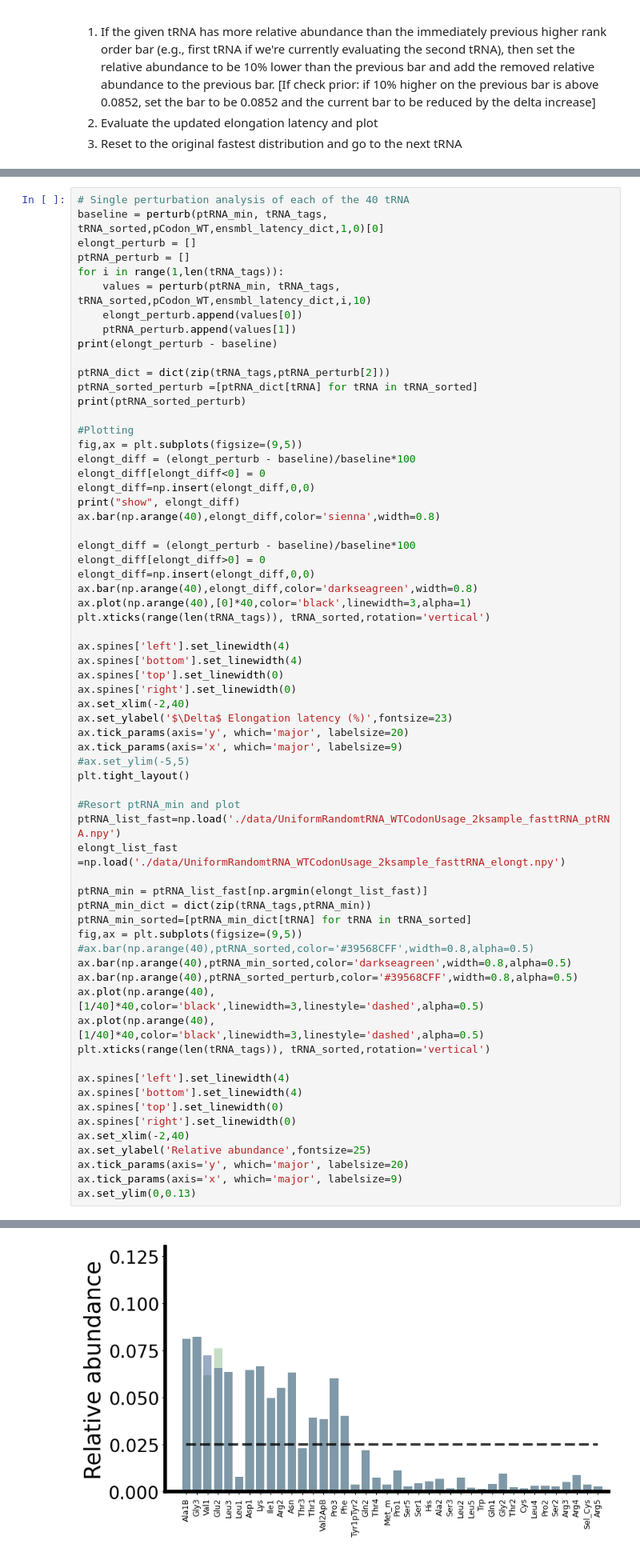
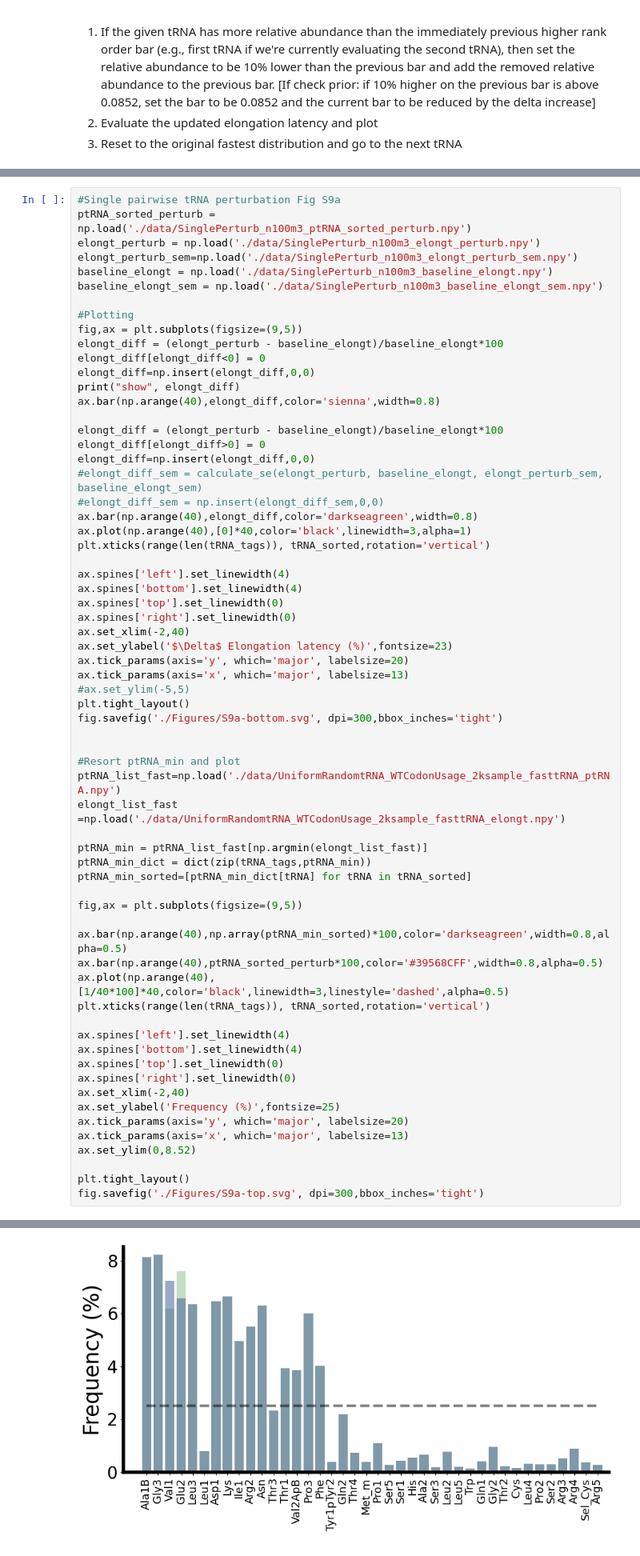
Before and after one commit to EndyLab/tRNACAD, a Jupyter notebook: tRNACodonGAOptimization.ipynb, the cells around one changed output, grey strips where cells are left out. Shown at 80% size. Saved outputs shown, nothing was run; the diff lists cells and outputs as text.

```diff
--- a/tRNACodonGAOptimization.ipynb
+++ b/tRNACodonGAOptimization.ipynb
@@ -498,29 +666,24 @@ def monotonicity(ptRNA):
 # %%
-# Single perturbation analysis of each of the 40 tRNA
-baseline = perturb(ptRNA_min, tRNA_tags, tRNA_sorted,pCodon_WT,ensmbl_latency_dict,1,0)[0]
-elongt_perturb = []
-ptRNA_perturb = []
-for i in range(1,len(tRNA_tags)):
-    values = perturb(ptRNA_min, tRNA_tags, tRNA_sorted,pCodon_WT,ensmbl_latency_dict,i,10)
-    elongt_perturb.append(values[0])
-    ptRNA_perturb.append(values[1])
-print(elongt_perturb - baseline)
-
-ptRNA_dict = dict(zip(tRNA_tags,ptRNA_perturb[2]))
-ptRNA_sorted_perturb =[ptRNA_dict[tRNA] for tRNA in tRNA_sorted]
-print(ptRNA_sorted_perturb)
+#Single pairwise tRNA perturbation Fig S9a
+ptRNA_sorted_perturb = np.load('./data/SinglePerturb_n100m3_ptRNA_sorted_perturb.npy')
+elongt_perturb = np.load('./data/SinglePerturb_n100m3_elongt_perturb.npy')
+elongt_perturb_sem=np.load('./data/SinglePerturb_n100m3_elongt_perturb_sem.npy')
+baseline_elongt = np.load('./data/SinglePerturb_n100m3_baseline_elongt.npy')
+baseline_elongt_sem = np.load('./data/SinglePerturb_n100m3_baseline_elongt_sem.npy')
 
 #Plotting
 fig,ax = plt.subplots(figsize=(9,5))
-elongt_diff = (elongt_perturb - baseline)/baseline*100
+elongt_diff = (elongt_perturb - baseline_elongt)/baseline_elongt*100
 elongt_diff[elongt_diff<0] = 0
 elongt_diff=np.insert(elongt_diff,0,0)
 print("show", elongt_diff)
 ax.bar(np.arange(40),elongt_diff,color='sienna',width=0.8)
 
-elongt_diff = (elongt_perturb - baseline)/baseline*100
+elongt_diff = (elongt_perturb - baseline_elongt)/baseline_elongt*100
 elongt_diff[elongt_diff>0] = 0
 elongt_diff=np.insert(elongt_diff,0,0)
+#elongt_diff_sem = calculate_se(elongt_perturb, baseline_elongt, elongt_perturb_sem, baseline_elongt_sem)
+#elongt_diff_sem = np.insert(elongt_diff_sem,0,0)
 ax.bar(np.arange(40),elongt_diff,color='darkseagreen',width=0.8)
 ax.plot(np.arange(40),[0]*40,color='black',linewidth=3,alpha=1)
 plt.xticks(range(len(tRNA_tags)), tRNA_sorted,rotation='vertical')
@@ -532,9 +695,11 @@ ax.spines['right'].set_linewidth(0)
 ax.set_xlim(-2,40)
 ax.set_ylabel('$\Delta$ Elongation latency (%)',fontsize=23)
 ax.tick_params(axis='y', which='major', labelsize=20)
-ax.tick_params(axis='x', which='major', labelsize=9)
+ax.tick_params(axis='x', which='major', labelsize=13)
 #ax.set_ylim(-5,5)
 plt.tight_layout()
+fig.savefig('./Figures/S9a-bottom.svg', dpi=300,bbox_inches='tight')
+
 
 #Resort ptRNA_min and plot
 ptRNA_list_fast=np.load('./data/UniformRandomtRNA_WTCodonUsage_2ksample_fasttRNA_ptRNA.npy')
@@ -543,12 +708,12 @@ elongt_list_fast =np.load('./data/UniformRandomtRNA_WTCodonUsage_2ksample_fasttR
 ptRNA_min = ptRNA_list_fast[np.argmin(elongt_list_fast)]
 ptRNA_min_dict = dict(zip(tRNA_tags,ptRNA_min))
 ptRNA_min_sorted=[ptRNA_min_dict[tRNA] for tRNA in tRNA_sorted]
+
 fig,ax = plt.subplots(figsize=(9,5))
-#ax.bar(np.arange(40),ptRNA_sorted,color='#39568CFF',width=0.8,alpha=0.5)
-ax.bar(np.arange(40),ptRNA_min_sorted,color='darkseagreen',width=0.8,alpha=0.5)
-ax.bar(np.arange(40),ptRNA_sorted_perturb,color='#39568CFF',width=0.8,alpha=0.5)
-ax.plot(np.arange(40),[1/40]*40,color='black',linewidth=3,linestyle='dashed',alpha=0.5)
-ax.plot(np.arange(40),[1/40]*40,color='black',linewidth=3,linestyle='dashed',alpha=0.5)
+
+ax.bar(np.arange(40),np.array(ptRNA_min_sorted)*100,color='darkseagreen',width=0.8,alpha=0.5)
+ax.bar(np.arange(40),ptRNA_sorted_perturb*100,color='#39568CFF',width=0.8,alpha=0.5)
+ax.plot(np.arange(40),[1/40*100]*40,color='black',linewidth=3,linestyle='dashed',alpha=0.5)
 plt.xticks(range(len(tRNA_tags)), tRNA_sorted,rotation='vertical')
 
 ax.spines['left'].set_linewidth(4)
@@ -556,8 +721,11 @@ ax.spines['bottom'].set_linewidth(4)
 ax.spines['top'].set_linewidth(0)
 ax.spines['right'].set_linewidth(0)
 ax.set_xlim(-2,40)
-ax.set_ylabel('Relative abundance',fontsize=25)
+ax.set_ylabel('Frequency (%)',fontsize=25)
 ax.tick_params(axis='y', which='major', labelsize=20)
-ax.tick_params(axis='x', which='major', labelsize=9)
-ax.set_ylim(0,0.13)
+ax.tick_params(axis='x', which='major', labelsize=13)
+ax.set_ylim(0,8.52)
+
+plt.tight_layout()
+fig.savefig('./Figures/S9a-top.svg', dpi=300,bbox_inches='tight')
 # %% [output]
@@ -581,2 +740,2 @@ show [0.         0.04951593 0.14983806 0.14123496 0.01536355 0.4350912
-[figure, old version]
+[figure, new version]
 # %%
```
Also changed, not shown: parts of 30 cells of this notebook, 17 other files.
